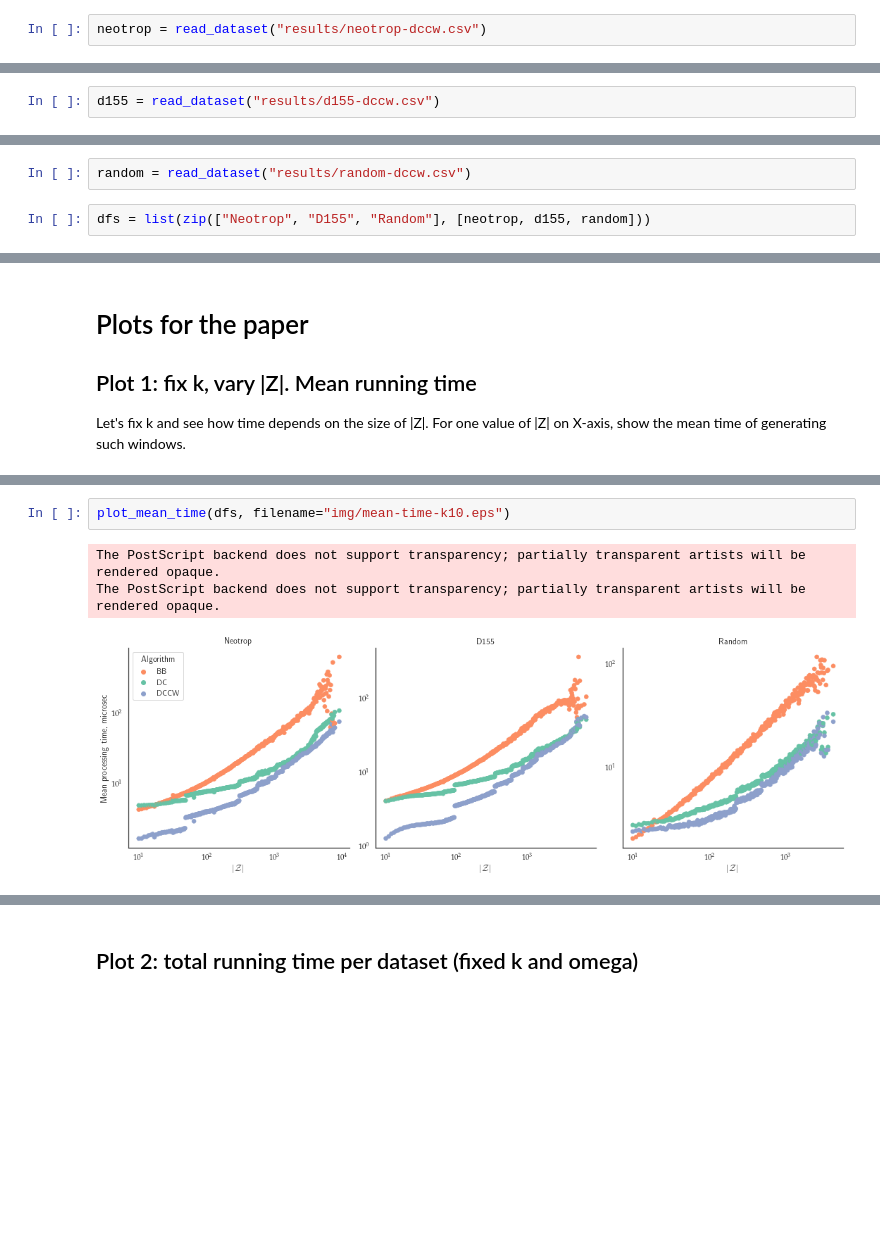
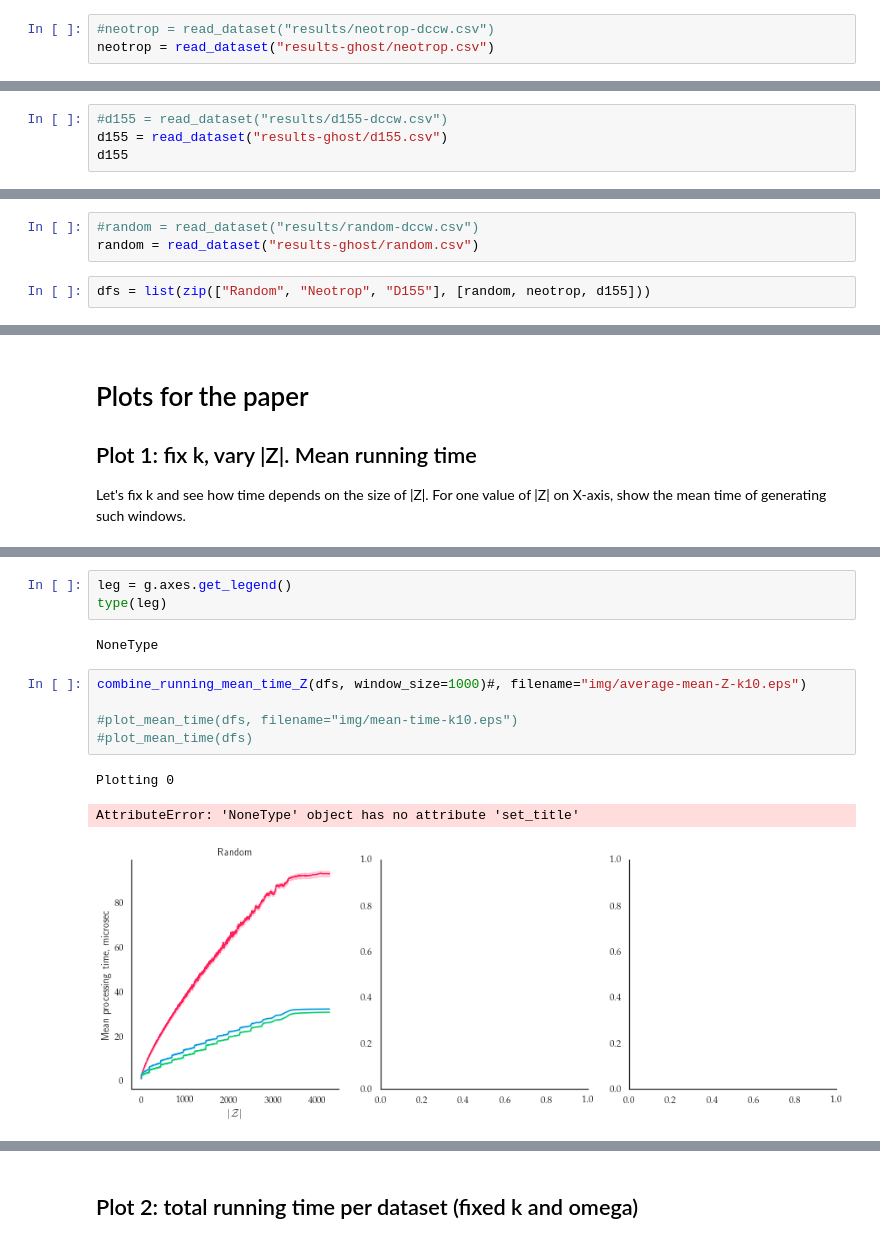
Before and after one commit to nromashchenko/pk-algs, a Jupyter notebook: plots_clean.ipynb, the cells around one changed output, grey strips where cells are left out. Saved outputs shown, nothing was run; the diff lists cells and outputs as text; blank space fills up the shorter version.

Commit message:
Preparing plots for the paper

```diff
--- a/plots_clean.ipynb
+++ b/plots_clean.ipynb
@@ -278,10 +386,13 @@ def plot_total_time(dfs, **kwargs):
 
 Measurements made for 100 random ghost nodes of Neotrop. Nodes are the same for both algorithms. All windows of the alignment are considered for every node. Time measurements: microseconds per window
 # %%
-neotrop = read_dataset("results/neotrop-dccw.csv")
+#neotrop = read_dataset("results/neotrop-dccw.csv")
+neotrop = read_dataset("results-ghost/neotrop.csv")
 # %% [markdown]
 ### D155 (HCV)
 
 100 random ghost nodes
 # %%
-d155 = read_dataset("results/d155-dccw.csv")
+#d155 = read_dataset("results/d155-dccw.csv")
+d155 = read_dataset("results-ghost/d155.csv")
+d155
@@ -290,6 +415,7 @@ d155 = read_dataset("results/d155-dccw.csv")
 
 Alignment length = 1000
 # %%
-random = read_dataset("results/random-dccw.csv")
+#random = read_dataset("results/random-dccw.csv")
+random = read_dataset("results-ghost/random.csv")
 # %%
-dfs = list(zip(["Neotrop", "D155", "Random"], [neotrop, d155, random]))
+dfs = list(zip(["Random", "Neotrop", "D155"], [random, neotrop, d155]))
@@ -301,6 +451,14 @@ Let's fix k and see how time depends on the size of |Z|. For one value of |Z| on
+# %%
+leg = g.axes.get_legend()
+type(leg)
+# %% [output]
+NoneType
 # %%
-plot_mean_time(dfs, filename="img/mean-time-k10.eps")
+combine_running_mean_time_Z(dfs, window_size=1000)#, filename="img/average-mean-Z-k10.eps")
+
+#plot_mean_time(dfs, filename="img/mean-time-k10.eps")
+#plot_mean_time(dfs)
 # %% [output]
-The PostScript backend does not support transparency; partially transparent artists will be rendered opaque.
-The PostScript backend does not support transparency; partially transparent artists will be rendered opaque.
+Plotting 0
+AttributeError: 'NoneType' object has no attribute 'set_title'
-[figure, old version]
+[figure, new version]
```
Also changed, not shown: parts of 23 cells of this notebook, 2 other files.
